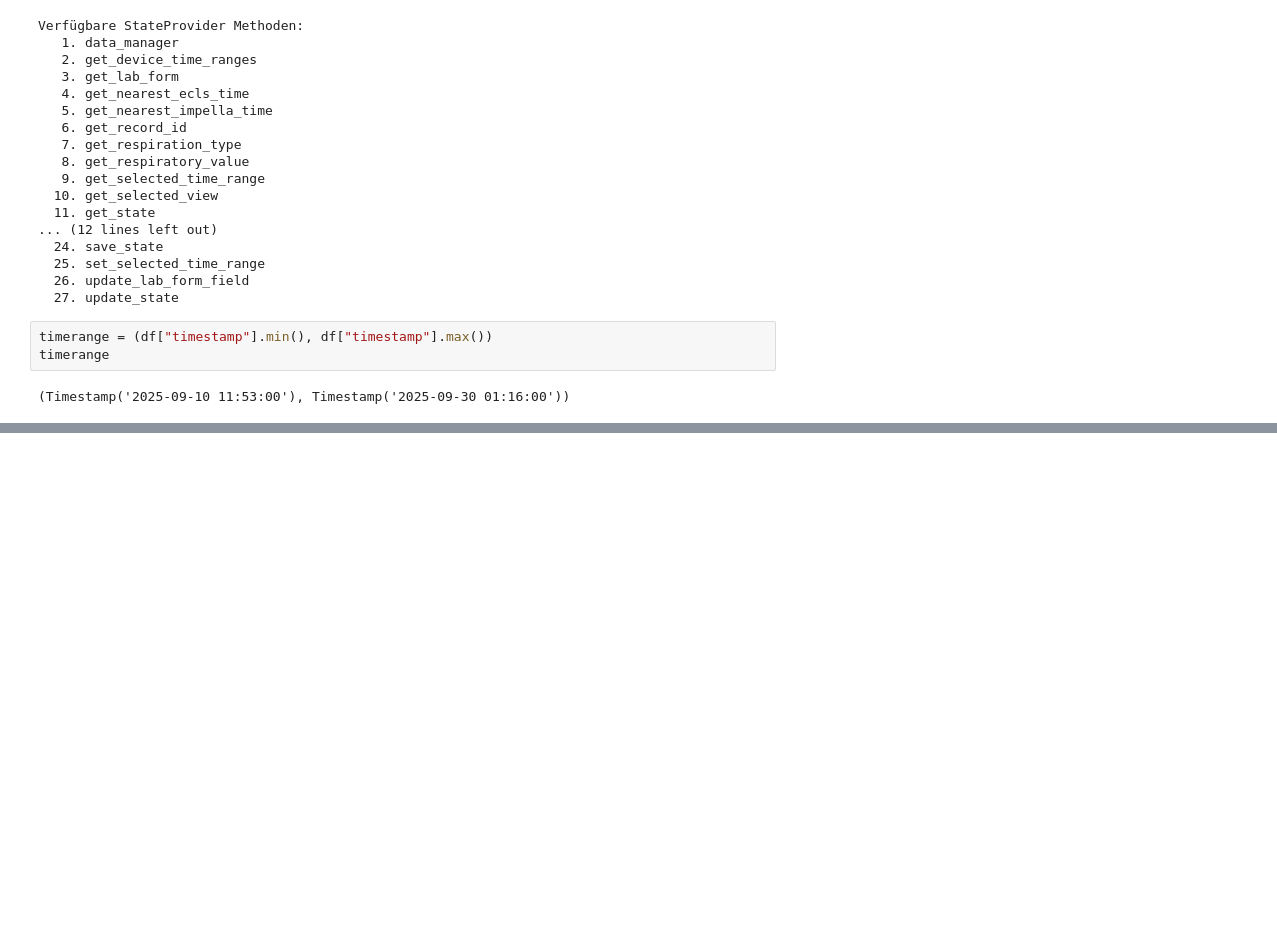
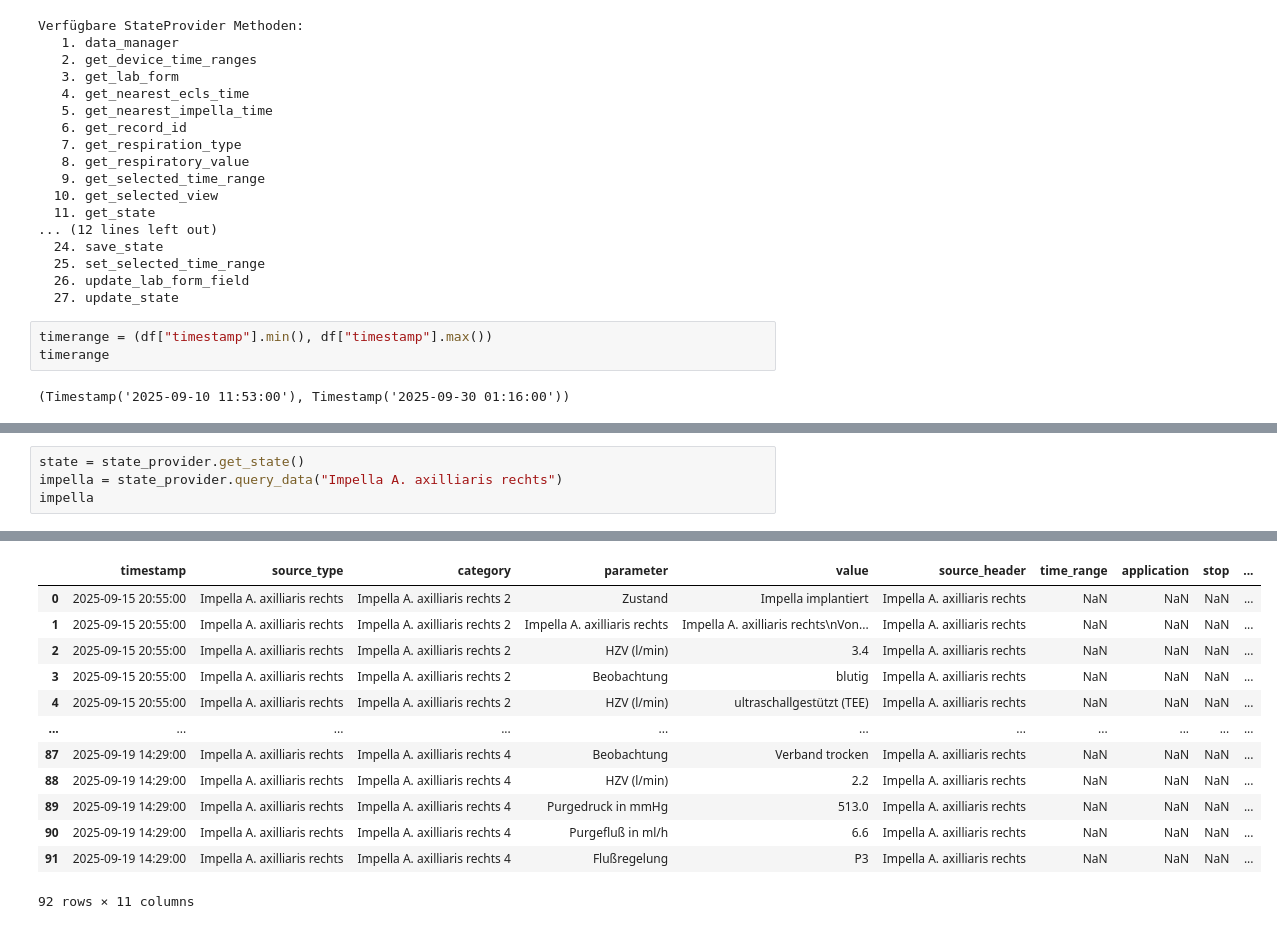
Before and after one commit to felixsiegmeier/redcap-mcs, a Jupyter notebook: testbook.ipynb, the cells around one changed output, grey strips where cells are left out. Saved outputs shown, nothing was run; the diff lists cells and outputs as text; blank space fills up the shorter version.

```diff
--- a/testbook.ipynb
+++ b/testbook.ipynb
@@ -101,0 +185,5 @@ timerange
+# %%
+state = state_provider.get_state()
+impella = state_provider.query_data("Impella A. axilliaris rechts")
+impella
+# %% [output]
@@ -101,0 +197,13 @@ timerange
+|  | timestamp | source_type | category | parameter | value | source_header | time_range | application | stop | ... |
+| 0 | 2025-09-15 20:55:00 | Impella A. axilliaris rechts | Impella A. axilliaris rechts 2 | Zustand | Impella implantiert | Impella A. axilliaris rechts | NaN | NaN | NaN | ... |
+| 1 | 2025-09-15 20:55:00 | Impella A. axilliaris rechts | Impella A. axilliaris rechts 2 | Impella A. axilliaris rechts | Impella A. axilliaris rechts\nVon... | Impella A. axilliaris rechts | NaN | NaN | NaN | ... |
+| 2 | 2025-09-15 20:55:00 | Impella A. axilliaris rechts | Impella A. axilliaris rechts 2 | HZV (l/min) | 3.4 | Impella A. axilliaris rechts | NaN | NaN | NaN | ... |
+| 3 | 2025-09-15 20:55:00 | Impella A. axilliaris rechts | Impella A. axilliaris rechts 2 | Beobachtung | blutig | Impella A. axilliaris rechts | NaN | NaN | NaN | ... |
+| 4 | 2025-09-15 20:55:00 | Impella A. axilliaris rechts | Impella A. axilliaris rechts 2 | HZV (l/min) | ultraschallgestützt (TEE) | Impella A. axilliaris rechts | NaN | NaN | NaN | ... |
+| ... | ... | ... | ... | ... | ... | ... | ... | ... | ... | ... |
+| 87 | 2025-09-19 14:29:00 | Impella A. axilliaris rechts | Impella A. axilliaris rechts 4 | Beobachtung | Verband trocken | Impella A. axilliaris rechts | NaN | NaN | NaN | ... |
+| 88 | 2025-09-19 14:29:00 | Impella A. axilliaris rechts | Impella A. axilliaris rechts 4 | HZV (l/min) | 2.2 | Impella A. axilliaris rechts | NaN | NaN | NaN | ... |
+| 89 | 2025-09-19 14:29:00 | Impella A. axilliaris rechts | Impella A. axilliaris rechts 4 | Purgedruck in mmHg | 513.0 | Impella A. axilliaris rechts | NaN | NaN | NaN | ... |
+| 90 | 2025-09-19 14:29:00 | Impella A. axilliaris rechts | Impella A. axilliaris rechts 4 | Purgefluß in ml/h | 6.6 | Impella A. axilliaris rechts | NaN | NaN | NaN | ... |
+| 91 | 2025-09-19 14:29:00 | Impella A. axilliaris rechts | Impella A. axilliaris rechts 4 | Flußregelung | P3 | Impella A. axilliaris rechts | NaN | NaN | NaN | ... |
+92 rows × 11 columns
```
Also changed, not shown: parts of 4 cells of this notebook, 46 other files.
